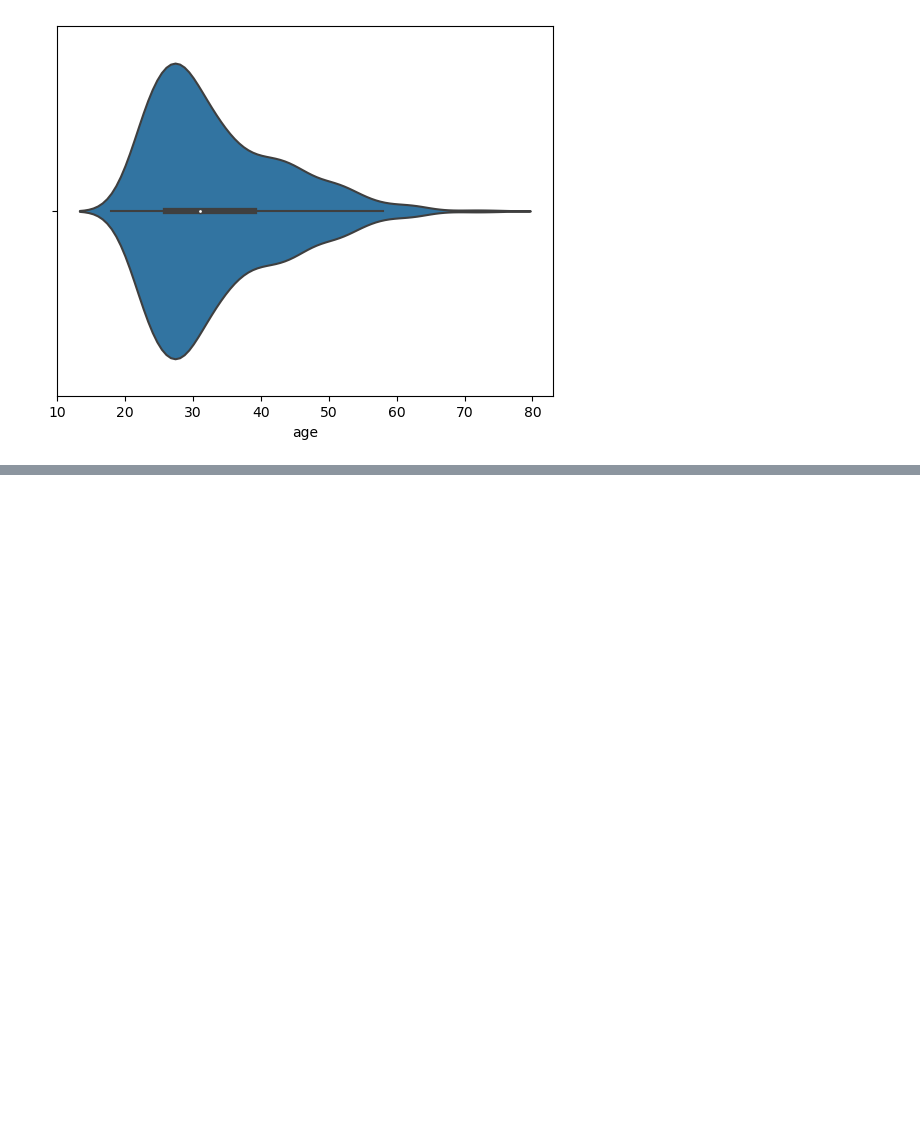
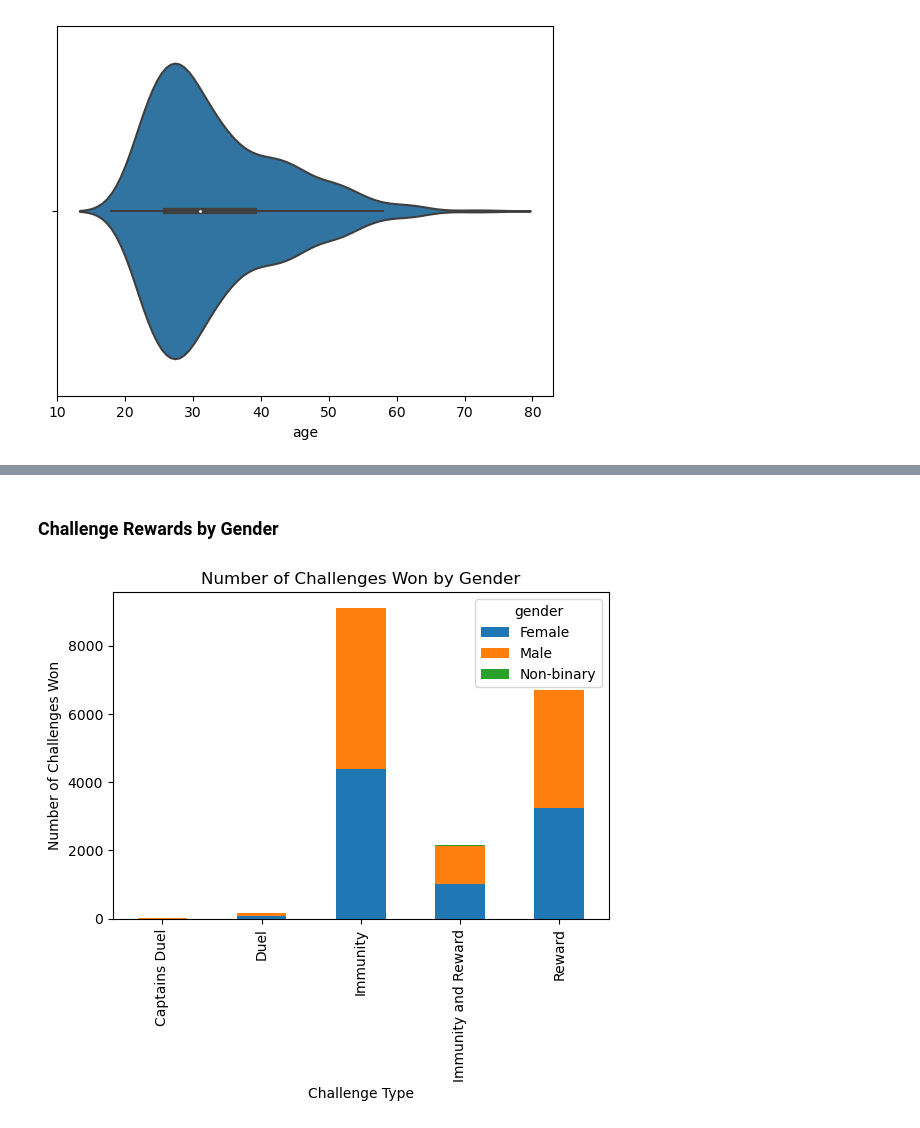
Before and after one commit to DotSumWedge/SurvivorAnalysis, a Jupyter notebook: SurvivorNB.ipynb, the cells around one changed output, grey strips where cells are left out. Cells and saved outputs as stored; diff of their text form; code cells hidden in the pictures; blank space fills up the shorter version.

```diff
--- a/SurvivorNB.ipynb
+++ b/SurvivorNB.ipynb
@@ -341,0 +384,27 @@ dtype: int64
+# %% [markdown]
+### Challenge Rewards by Gender
+# %%
+# Merge challenge_results and castaway_details dataframes on castaway_id
+merged_df = pd.merge(dataframes['challenge_results.csv'], dataframes['castaway_details.csv'], on='castaway_id')
+
+# Group data by challenge type and gender and count number of challenges won by each group
+grouped_df = merged_df.groupby(['challenge_type', 'gender'])['challenge_id'].count().unstack()
+
+# Create a stacked bar chart
+grouped_df.plot.bar(stacked=True)
+
+# Add labels and title
+plt.xlabel('Challenge Type')
+plt.ylabel('Number of Challenges Won')
+plt.title('Number of Challenges Won by Gender')
+
+# Rotate x-axis labels by 90 degrees
+plt.xticks(rotation=90)
+
+# Adjust the bottom margin of the plot
+plt.gcf().subplots_adjust(bottom=0.2)
+
+# Show the plot
+plt.show()
+# %% [output]
+[figure, added]
```
Also changed, not shown: parts of 30 cells of this notebook.
